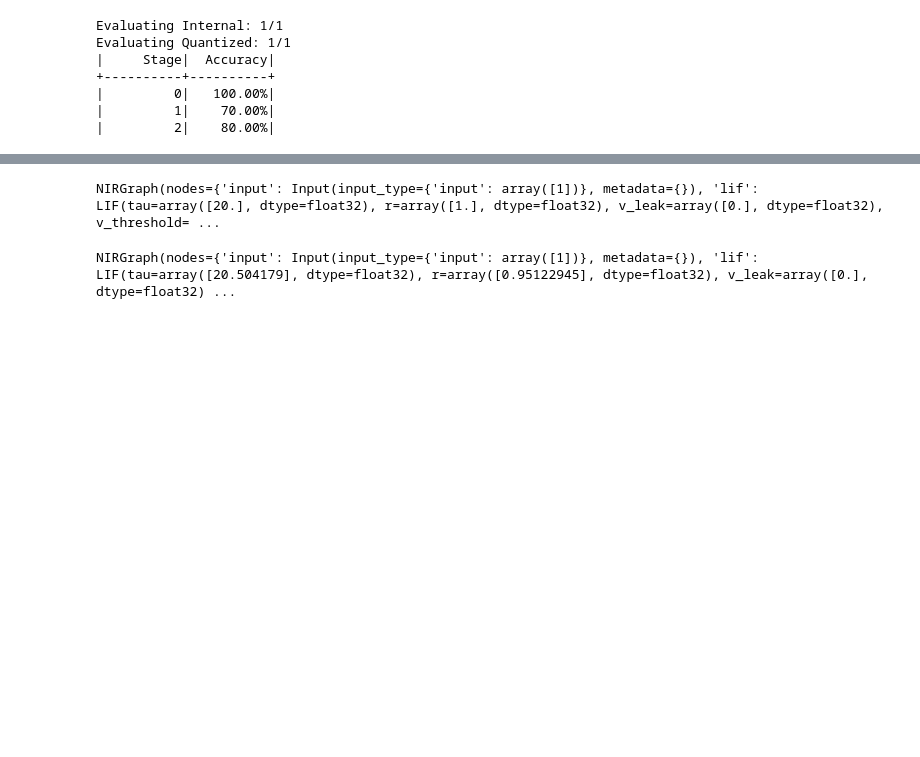
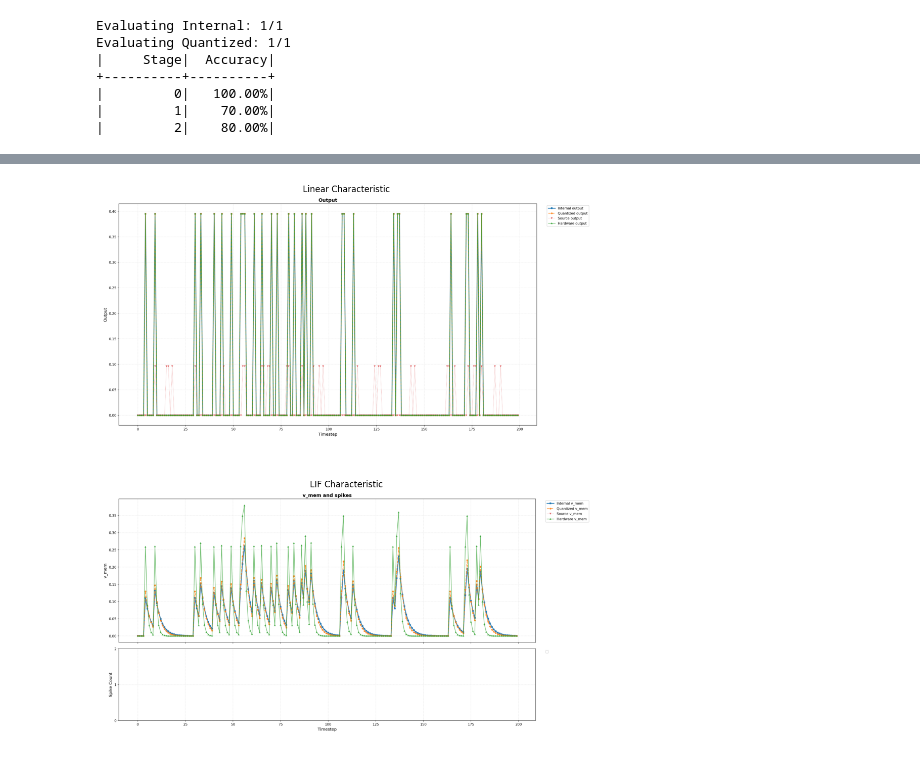
Before and after one commit to mrontio/nir2fpga-iscas, a Jupyter notebook: iscas26-tutorial/neuron/2-n2f.ipynb, the cells around one changed output, grey strips where cells are left out. Saved outputs shown, nothing was run; the diff lists cells and outputs as text; code cells hidden in the pictures; blank space fills up the shorter version.

```diff
--- a/iscas26-tutorial/neuron/2-n2f.ipynb
+++ b/iscas26-tutorial/neuron/2-n2f.ipynb
@@ -227,8 +218,20 @@ Compilation         1 LIF           v_mem   1.0000  ✓
-# %%
-nir_lif
-# %% [output]
-NIRGraph(nodes={'input': Input(input_type={'input': array([1])}, metadata={}), 'lif': LIF(tau=array([20.], dtype=float32), r=array([1.], dtype=float32), v_leak=array([0.], dtype=float32), v_threshold= ...
 # %%
-nir_spyx_lif
+from PIL import Image
+
+fig, axes = plt.subplots(2, 1, figsize=(10, 12))
+
+img0 = Image.open(output_dir / "characteristics" / "0_0.png")
+img1 = Image.open(output_dir / "characteristics" / "1_0.png")
+
+axes[0].imshow(img0)
+axes[0].set_title("Linear Characteristic")
+axes[0].axis('off')
+
+axes[1].imshow(img1)
+axes[1].set_title("LIF Characteristic")
+axes[1].axis('off')
+
+plt.tight_layout()
+plt.show()
 # %% [output]
-NIRGraph(nodes={'input': Input(input_type={'input': array([1])}, metadata={}), 'lif': LIF(tau=array([20.504179], dtype=float32), r=array([0.95122945], dtype=float32), v_leak=array([0.], dtype=float32) ...
+[figure, added]
```
Also changed, not shown: parts of 3 cells of this notebook, 14 other files.
